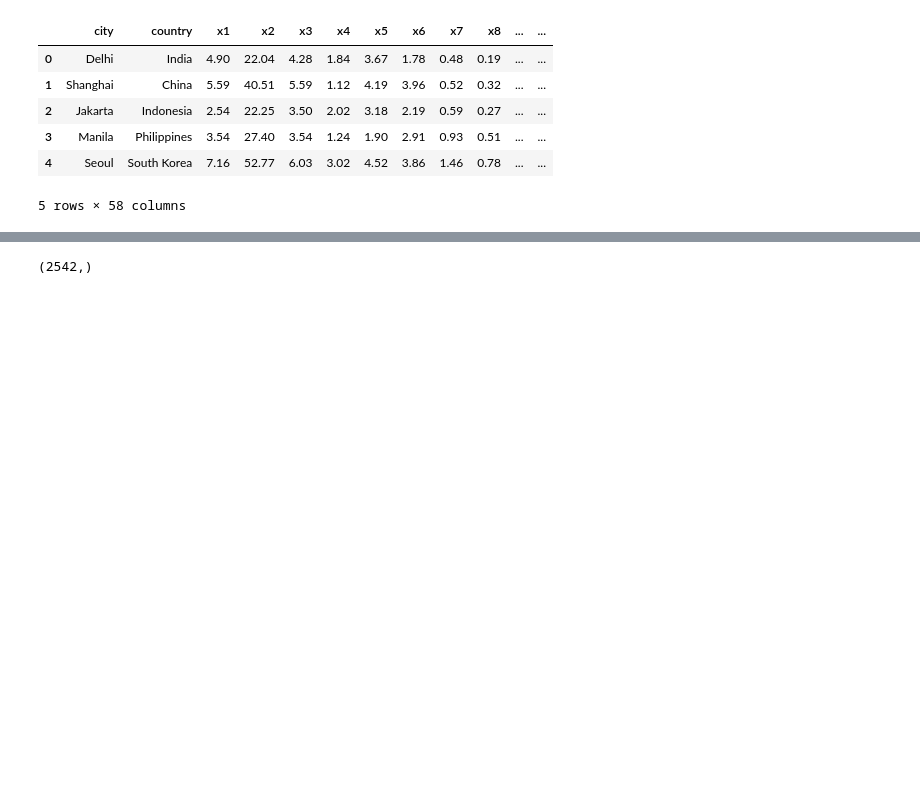
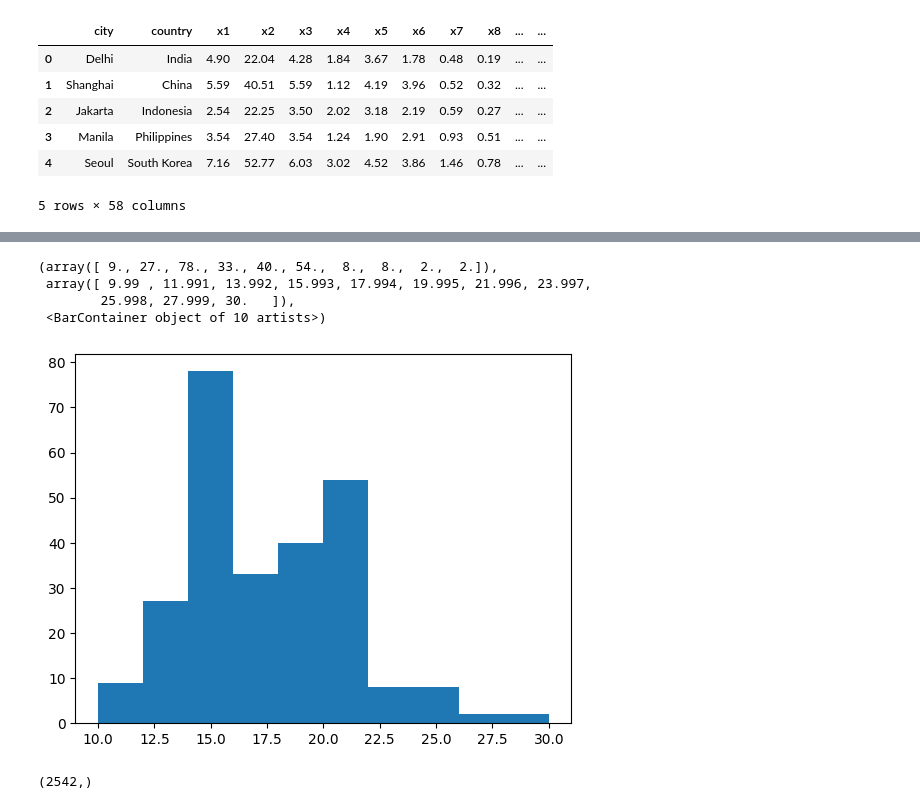
Before and after one commit to SunHyongKwon/SeongYeon, a Jupyter notebook: Data Analysis2/02.간단히 예측률 확인하기.ipynb, the cells around one changed output, grey strips where cells are left out. Cells and saved outputs as stored; diff of their text form; code cells hidden in the pictures; blank space fills up the shorter version.

```diff
--- a/Data Analysis2/02.간단히 예측률 확인하기.ipynb
+++ b/Data Analysis2/02.간단히 예측률 확인하기.ipynb
@@ -23 +59,13 @@ cost.head()
+# %%
+import matplotlib.pyplot as plt
+
+plt.hist(
+    cost[cost['country'] == 'United States']['x1'].reset_index(drop=True)
+)
+# %% [output]
+(array([ 9., 27., 78., 33., 40., 54.,  8.,  8.,  2.,  2.]),
+ array([ 9.99 , 11.991, 13.992, 15.993, 17.994, 19.995, 21.996, 23.997,
+        25.998, 27.999, 30.   ]),
+ <BarContainer object of 10 artists>)
+[figure, added]
 # %%
```
Also changed, not shown: parts of 6 cells of this notebook, 13 other files.
